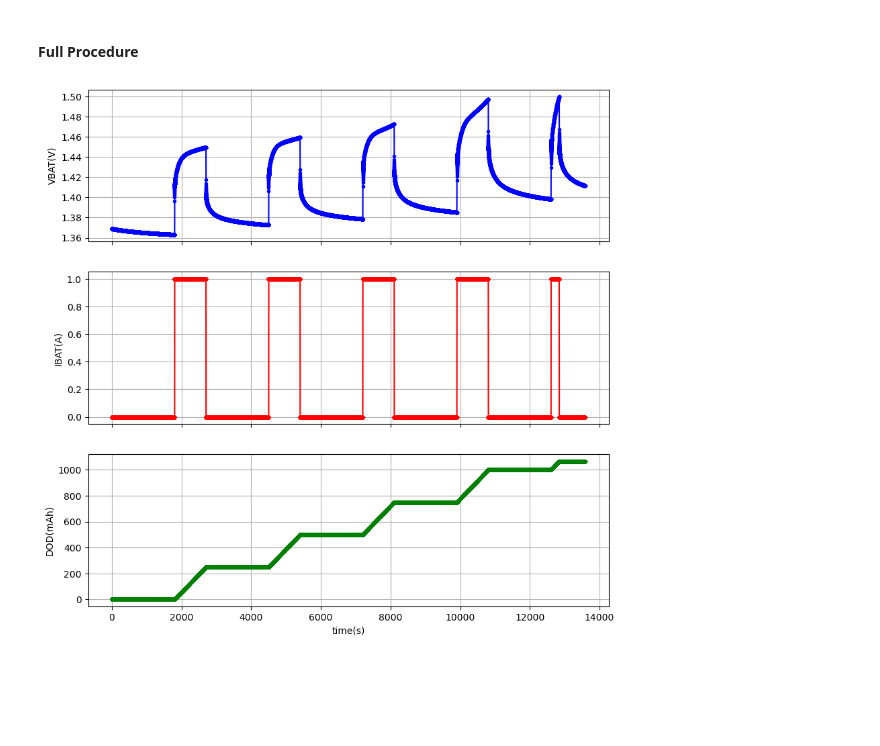
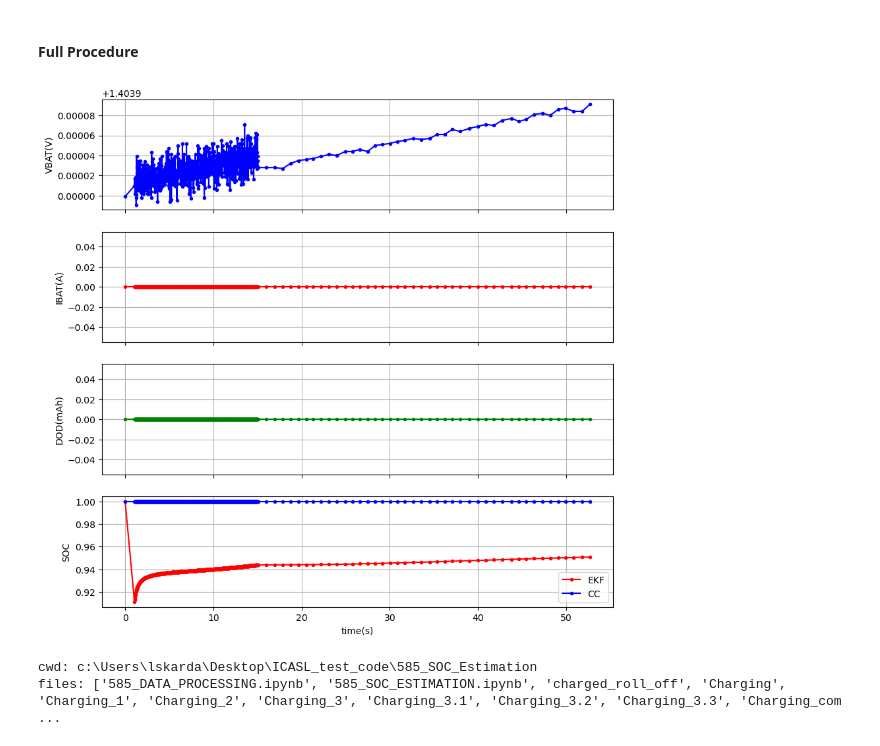
Before and after one commit to Triangleman1/ICASL_test_code, a Jupyter notebook: 585_SOC_Estimation/585_SOC_ESTIMATION.ipynb, the cells around one changed output. Drawn from its saved outputs; the diff is of its cells as text; code cells hidden in the pictures; blank space fills up the shorter version.

```diff
--- a/585_SOC_Estimation/585_SOC_ESTIMATION.ipynb
+++ b/585_SOC_Estimation/585_SOC_ESTIMATION.ipynb
@@ -121,8 +89,0 @@ SM.write("OUTP:STAT 0")
-# %%
-# Testing time.perf_counter()
-start_time = time.perf_counter()
-time.sleep(5.5)
-current_time = time.perf_counter() - start_time
-
-print(start_time)
-print(current_time)
@@ -294,9 +217,35 @@ for SOC in SOCs:
 # %%
+from EKF_Algorithm import BatteryEKF
+
+#df1 = pd.read_csv("Test_1/complete.csv")
+#df2 = pd.read_csv("Charging_with_stops/complete.csv")
+df2 = pd.read_csv("Charging_combined/complete.csv")
+#df1 = pd.read_csv("Discharging_3/complete.csv")
+df1 = pd.read_csv("Discharging_2_truncated/complete.csv")
+
+time_offset = df1["times"].iloc[-1]
+df2_adjusted = df2.copy()
+df2_adjusted["times"] = df2["times"] + time_offset
+
+df = pd.concat([df1, df2_adjusted], ignore_index=True)
+
+
+df_discharge = pd.read_csv("Discharging_2/BAT_ECM_2.csv")
+df_charge = pd.read_csv("Charging_with_stops/BAT_ECM_Charge.csv")
+
+
+capacity = 2.35
+ekf = BatteryEKF(df_charge, df_discharge, capacity)
+estimated_soc = []
+rest_duration=0
+
+
+
 #SM.write("OUTP:STAT 0")
 SM.write("VOLT:NPLC 1")
 SOC_Initial=1
 Total_Capacity=2300
-save_dir = "Charging_3.2"
+save_dir = "SOC_TEST"
 os.makedirs(save_dir, exist_ok=True)
 current_level = 1
 IBAT=[]
@@ -305,23 +254,29 @@ DOD=[]
 times=[]
 SOC=[]
 State=[]
-voltage_history = []
 #Setup Plot
 fig = plt.figure()
-fig, (ax1, ax2, ax3) = plt.subplots(3, 1, sharex=True, figsize=(10, 10))
+fig, (ax1, ax2, ax3, ax4) = plt.subplots(4, 1, sharex=True, figsize=(10, 10))
 ax1.set_ylabel('VBAT(V)')
 ax1.grid()
 ax2.grid()
 ax3.grid()
-ax3.set_xlabel('time(s)')
+ax4.grid()
 ax2.set_ylabel('IBAT(A)')
 ax3.set_ylabel('DOD(mAh)')
+ax4.set_ylabel('SOC')
+ax4.set_xlabel('time(s)')
 lineV, = ax1.plot([], [], '.-', color='blue')
 lineV.set_data(times, VBAT)
 lineI, = ax2.plot([], [], '.-', color='red')
 lineI.set_data(times, IBAT)
 lineDOD, = ax3.plot([], [], '.-', color='green')
 lineDOD.set_data(times, DOD)
+lineEKF, = ax4.plot([], [], '.-', color='red', label="EKF")
+lineCC, = ax4.plot([], [], '.-', color='blue', label="CC")
+ax4.legend()
+lineEKF.set_data(times, estimated_soc)
+lineCC.set_data(times, SOC)
 
 SM.write("SOUR:CURR:LEV 0")
 SM.write("OUTP:STAT 1")
@@ -330,40 +285,47 @@ BAT_INFO=(SM.query(":READ?"))
 start_time = time.perf_counter()
 times.append(0)
 DOD.append(0)
 SOC.append(SOC_Initial)
 IBAT.append(float(BAT_INFO.split(',')[1]))
 VBAT.append(float(BAT_INFO.split(',')[0]))
 State.append(0)
-
+dt = .1
+ekf.initialize_soc(VBAT[-1], df_charge["SOC"].values, df_charge["OCV"].values)
+estimated_soc.append(SOC_Initial)
 update_lines()
 
 while VBAT[-1] > .8 and VBAT[-1] < 1.53:
-    checkpoint=len(times)
+    #checkpoint=len(times)
     test_rest()
-    test_charge()
-    df = pd.DataFrame({'times': times[checkpoint:], 'voltage': VBAT[checkpoint:],
-                       'current': IBAT[checkpoint:], 'SOC':SOC[checkpoint:],
-                        'DOD':DOD[checkpoint:], 'state':State[checkpoint:]})
+    test_discharge(-1 * random.uniform(.25, 1))
+    test_charge(1 * random.uniform(.25, 1))
+    # df = pd.DataFrame({'times': times[checkpoint:], 'voltage': VBAT[checkpoint:],
+    #                    'current': IBAT[checkpoint:], 'SOC':SOC[checkpoint:],
+    #                     'DOD':DOD[checkpoint:], 'state':State[checkpoint:]})
 
-    df.to_csv(os.path.join(save_dir, f'SOC={SOC[checkpoint]}.csv'), index=False)
+    # df.to_csv(os.path.join(save_dir, f'SOC={SOC[checkpoint]}.csv'), index=False)
 
     df = pd.DataFrame({'times': times, 'voltage': VBAT, 'current': IBAT, 'SOC':SOC, 'DOD':DOD, 'state':State})
     df.to_csv(os.path.join(save_dir, f'complete.csv'), index=False)
-    if VBAT[-1] > 1.5 and check_full_charge():
-        break
     if times[-1]>16*3600:
         break
 checkpoint=len(times)
 test_rest()
 df = pd.DataFrame({'times': times[checkpoint:], 'voltage': VBAT[checkpoint:],
                     'current': IBAT[checkpoint:], 'SOC':SOC[checkpoint:],
                     'DOD':DOD[checkpoint:], 'state':State[checkpoint:]})
 
 df.to_csv(os.path.join(save_dir, f'SOC={SOC[checkpoint]}.csv'), index=False)
 
 df = pd.DataFrame({'times': times, 'voltage': VBAT, 'current': IBAT, 'SOC':SOC, 'DOD':DOD, 'state':State})
 df.to_csv(os.path.join(save_dir, f'complete.csv'), index=False)
 
 SM.write("OUTP:STAT 0")
 # %% [output]
-[figure, old version]
+[figure, new version]
+# %%
+print("cwd:", os.getcwd())
+print("files:", os.listdir())
+# %% [output]
+cwd: c:\Users\lskarda\Desktop\ICASL_test_code\585_SOC_Estimation
+files: ['585_DATA_PROCESSING.ipynb', '585_SOC_ESTIMATION.ipynb', 'charged_roll_off', 'Charging', 'Charging_1', 'Charging_2', 'Charging_3', 'Charging_3.1', 'Charging_3.2', 'Charging_3.3', 'Charging_com ...
```
Also changed, not shown: parts of 10 cells of this notebook, 3 other files.
